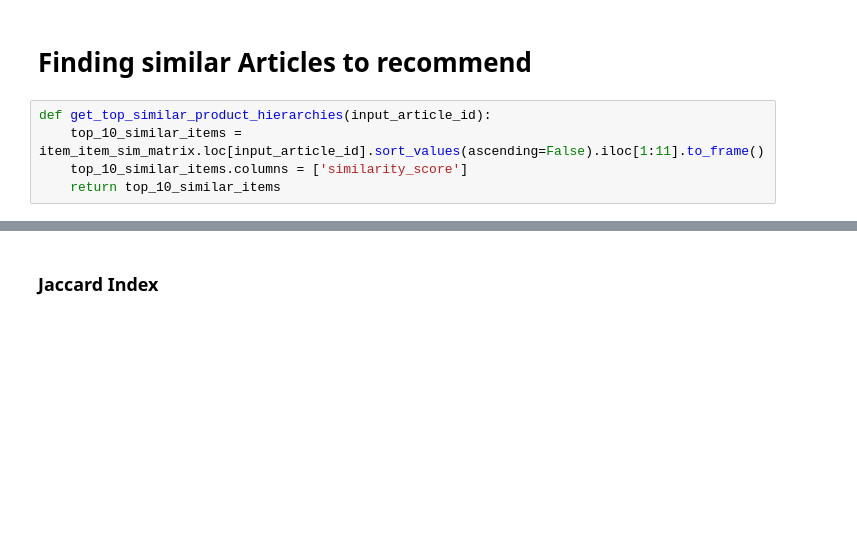
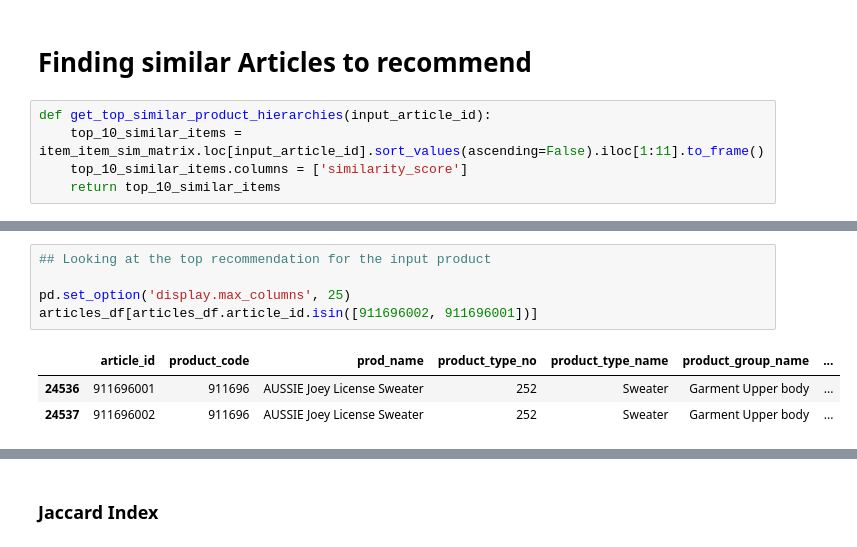
Before and after one commit to mattflaherty97/hm-sna-project, a Jupyter notebook: product_based_collaborative_filtering.ipynb, the cells around one changed output, grey strips where cells are left out. Cells and saved outputs as stored; diff of their text form; blank space fills up the shorter version.

```diff
--- a/product_based_collaborative_filtering.ipynb
+++ b/product_based_collaborative_filtering.ipynb
@@ -173,0 +181,9 @@ plt.show()
+# %%
+## Looking at the top recommendation for the input product
+
+pd.set_option('display.max_columns', 25)
+articles_df[articles_df.article_id.isin([911696002, 911696001])]
+# %% [output]
+|  | article_id | product_code | prod_name | product_type_no | product_type_name | product_group_name | ... |
+| 24536 | 911696001 | 911696 | AUSSIE Joey License Sweater | 252 | Sweater | Garment Upper body | ... |
+| 24537 | 911696002 | 911696 | AUSSIE Joey License Sweater | 252 | Sweater | Garment Upper body | ... |
```
Also changed, not shown: parts of 4 cells of this notebook.
